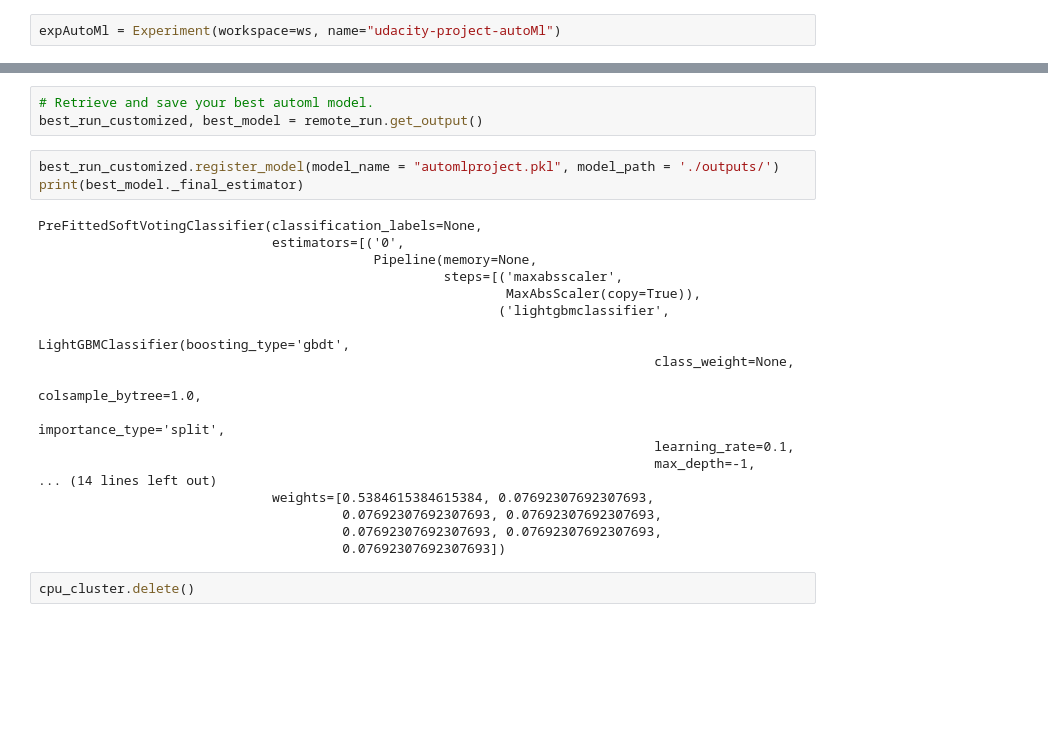
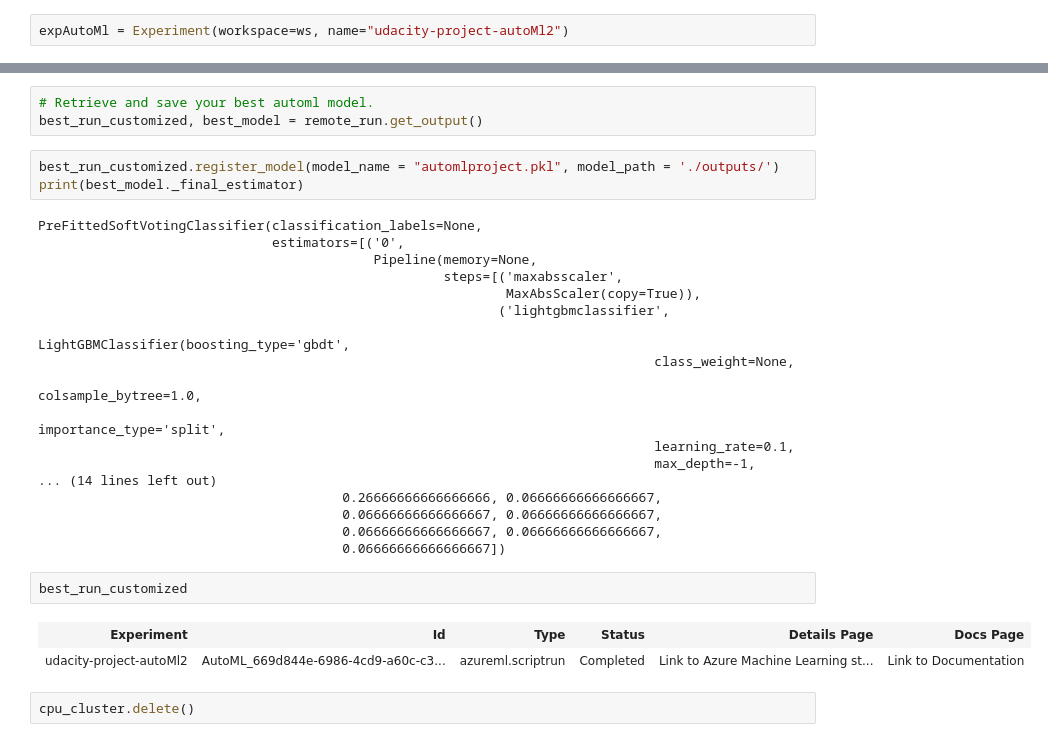
Before and after one commit to DayrisRM/nd00333_AZMLND_Optimizing_a_Pipeline_in_Azure-Starter_Files, a Jupyter notebook: udacity-project.ipynb, the cells around one changed output, grey strips where cells are left out. Drawn from its saved outputs; the diff is of its cells as text; blank space fills up the shorter version.

```diff
--- a/udacity-project.ipynb
+++ b/udacity-project.ipynb
@@ -212,7 +212,7 @@ $AZUREML_DATAREFERENCE_bf04d5b56b8141d7b21be7e3dab63fbc
 # %%
 train_data = Dataset.Tabular.from_delimited_files(path=ds.path('bankmarketing/train_data.csv'))
 # %%
-expAutoMl = Experiment(workspace=ws, name="udacity-project-autoMl")
+expAutoMl = Experiment(workspace=ws, name="udacity-project-autoMl2")
 # %%
 from azureml.train.automl import AutoMLConfig
 label = "y"
@@ -276,9 +312,14 @@ PreFittedSoftVotingClassifier(classification_labels=None,
                                                                                learning_rate=0.1,
                                                                                max_depth=-1,
 ... (14 lines left out)
-                              weights=[0.5384615384615384, 0.07692307692307693,
-                                       0.07692307692307693, 0.07692307692307693,
-                                       0.07692307692307693, 0.07692307692307693,
-                                       0.07692307692307693])
+                                       0.26666666666666666, 0.06666666666666667,
+                                       0.06666666666666667, 0.06666666666666667,
+                                       0.06666666666666667, 0.06666666666666667,
+                                       0.06666666666666667])
+# %%
+best_run_customized
+# %% [output]
+| Experiment | Id | Type | Status | Details Page | Docs Page |
+| udacity-project-autoMl2 | AutoML_669d844e-6986-4cd9-a60c-c3... | azureml.scriptrun | Completed | Link to Azure Machine Learning st... | Link to Documentation |
 # %%
 cpu_cluster.delete()
```
Also changed, not shown: parts of 3 cells of this notebook.
